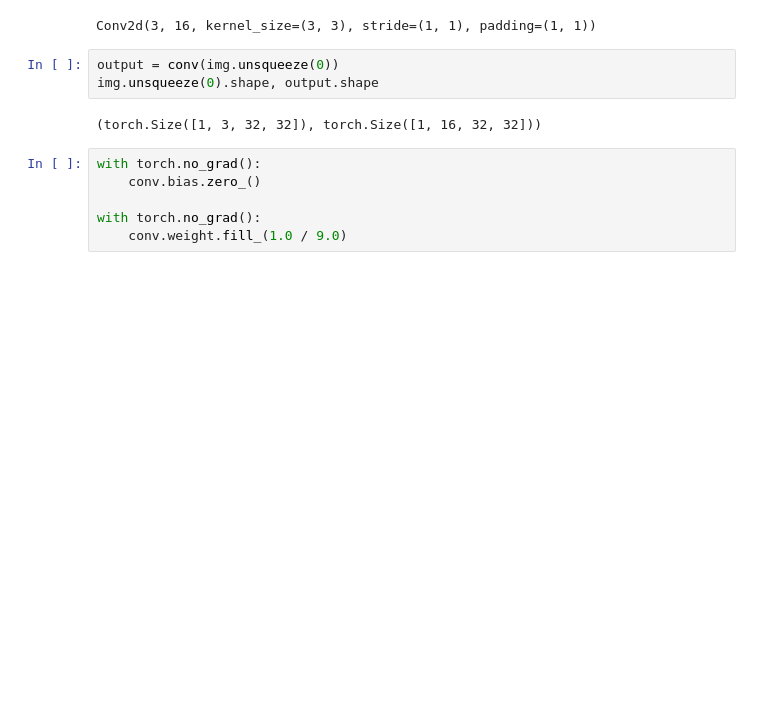
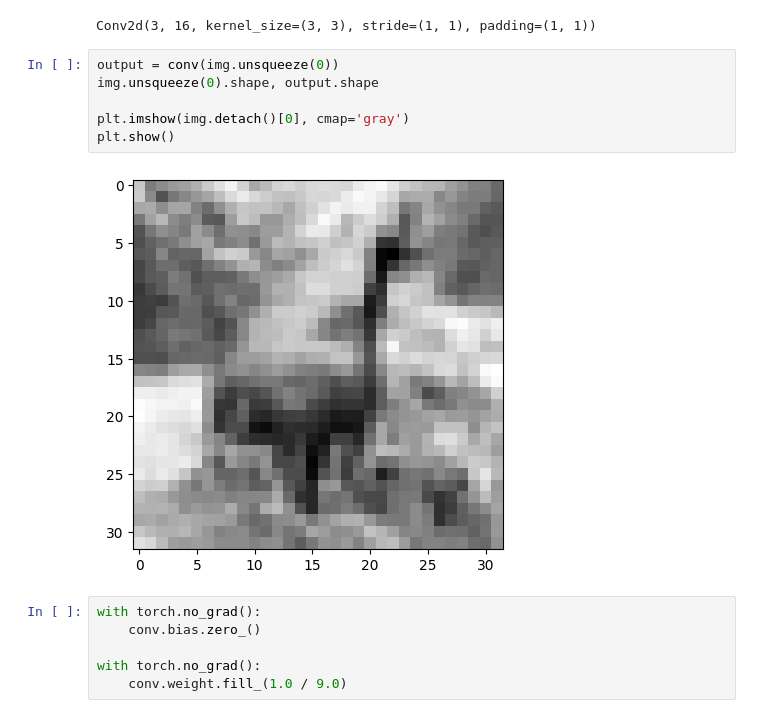
Before and after one commit to coldfire-x/pytorch-learning, a Jupyter notebook: chapter8/learn-8.ipynb, the cells around one changed output. Saved outputs shown, nothing was run; the diff lists cells and outputs as text; blank space fills up the shorter version.

```diff
--- a/chapter8/learn-8.ipynb
+++ b/chapter8/learn-8.ipynb
@@ -72,8 +72,11 @@ Conv2d(3, 16, kernel_size=(3, 3), stride=(1, 1), padding=(1, 1))
 # %%
 output = conv(img.unsqueeze(0))
 img.unsqueeze(0).shape, output.shape
+
+plt.imshow(img.detach()[0], cmap='gray')
+plt.show()
 # %% [output]
-(torch.Size([1, 3, 32, 32]), torch.Size([1, 16, 32, 32]))
+[figure, added]
 # %%
 with torch.no_grad():
     conv.bias.zero_()
```
Also changed, not shown: parts of 13 cells of this notebook, 2 other files.
